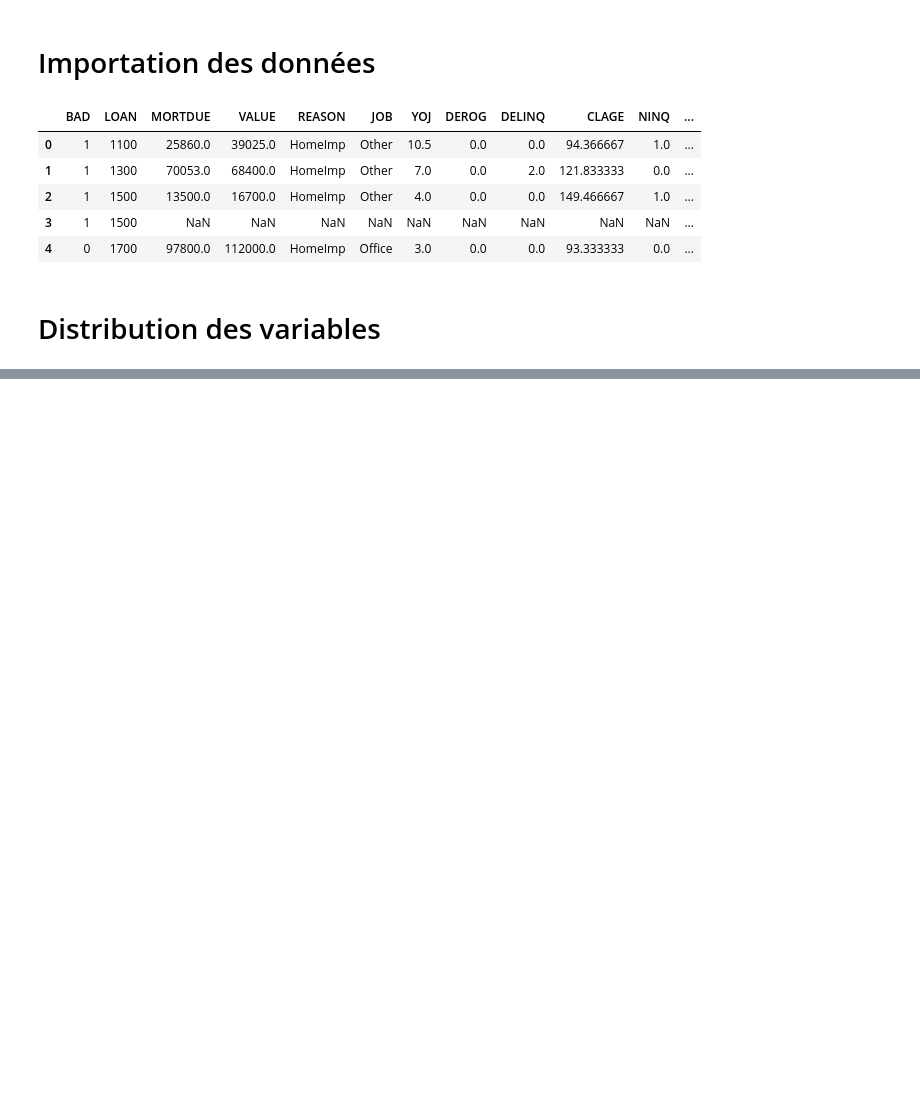
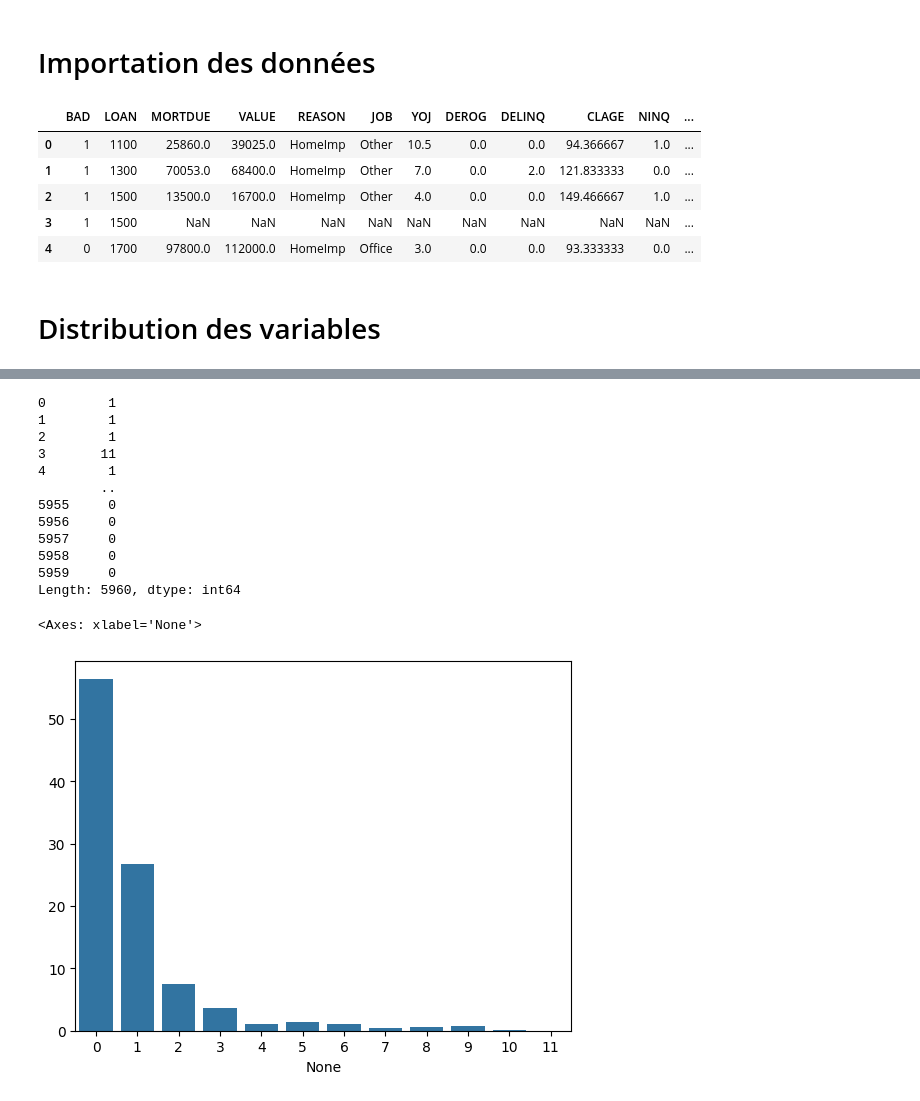
Before and after one commit to morganjowitt/Projet_scoring, a Jupyter notebook: morgan/analyse_exp.ipynb, the cells around one changed output, grey strips where cells are left out. Saved outputs shown, nothing was run; the diff lists cells and outputs as text; code cells hidden in the pictures; blank space fills up the shorter version.

```diff
--- a/morgan/analyse_exp.ipynb
+++ b/morgan/analyse_exp.ipynb
@@ -70,0 +120,24 @@ plt.show()
+# %%
+# Compter les valeurs manquantes par ligne
+missing_by_row = data.isnull().sum(axis=1)
+
+# Afficher le résultat
+print(missing_by_row)
+
+df=((missing_by_row.value_counts())/len(data))*100
+sns.barplot(x=df.index,y=df.values)
+# %% [output]
+0        1
+1        1
+2        1
+3       11
+4        1
+        ..
+5955     0
+5956     0
+5957     0
+5958     0
+5959     0
+Length: 5960, dtype: int64
+<Axes: xlabel='None'>
+[figure, added]
```
Also changed, not shown: parts of 11 cells of this notebook.
